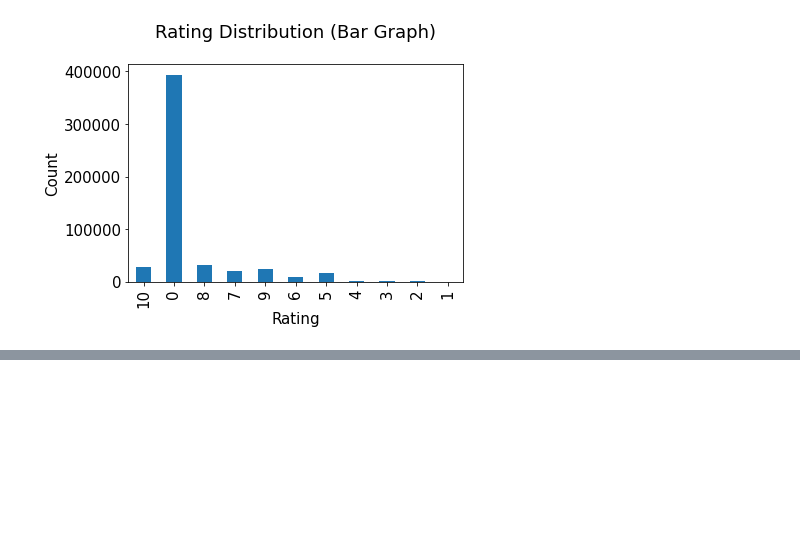
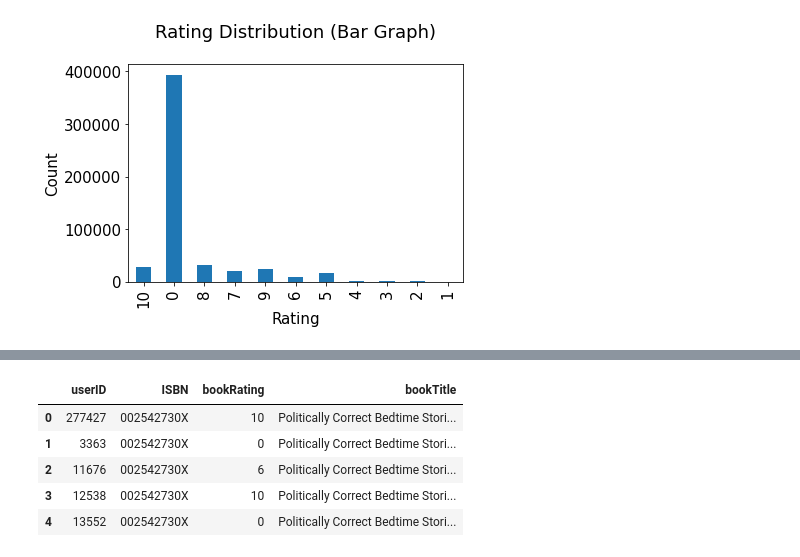
Before and after one commit to GNDEC-Minor-Project-KGJ/book-recommendation-system, a Jupyter notebook: Collaborative Filtering (KNN).ipynb, the cells around one changed output, grey strips where cells are left out. Drawn from its saved outputs; the diff is of its cells as text; code cells hidden in the pictures; blank space fills up the shorter version.

```diff
--- a/Collaborative Filtering (KNN).ipynb
+++ b/Collaborative Filtering (KNN).ipynb
@@ -126,0 +132,13 @@ plt.show()
+# %%
+# Combining the book and user dataset with ISBN as the primary key
+combine_book_rating = pd.merge(ratings, books, on='ISBN')
+columns = ['yearOfPublication', 'publisher', 'bookAuthor', 'imageUrlS', 'imageUrlM', 'imageUrlL'] # Dropped columns
+combine_book_rating = combine_book_rating.drop(columns, axis = 1)
+combine_book_rating.head()
+# %% [output]
+|  | userID | ISBN | bookRating | bookTitle |
+| 0 | 277427 | 002542730X | 10 | Politically Correct Bedtime Stori... |
+| 1 | 3363 | 002542730X | 0 | Politically Correct Bedtime Stori... |
+| 2 | 11676 | 002542730X | 6 | Politically Correct Bedtime Stori... |
+| 3 | 12538 | 002542730X | 10 | Politically Correct Bedtime Stori... |
+| 4 | 13552 | 002542730X | 0 | Politically Correct Bedtime Stori... |
```
Also changed, not shown: parts of 15 cells of this notebook.
